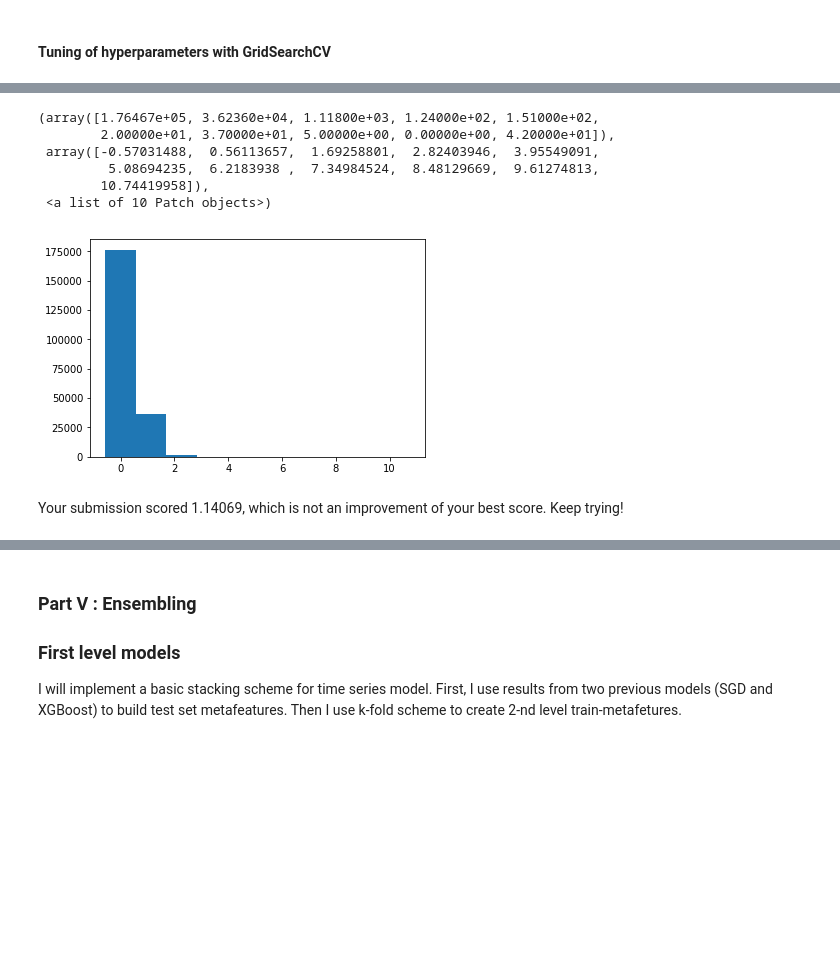
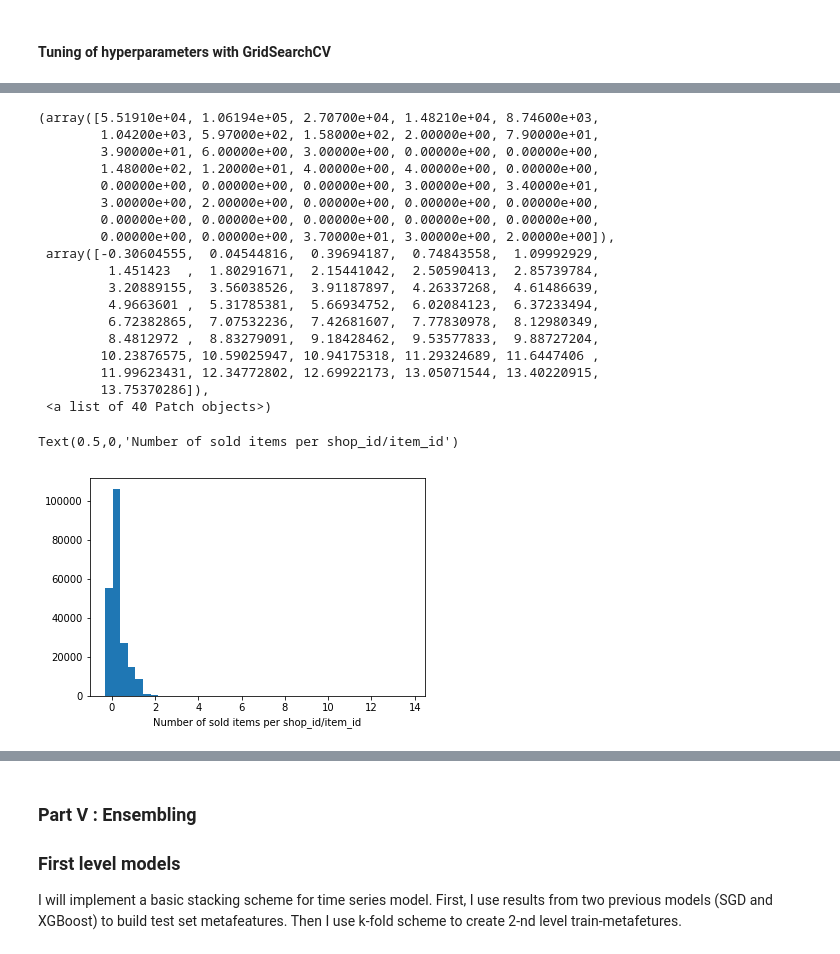
Before and after one commit to lenuel/Predict-Future-Sales-Competition, a Jupyter notebook: future_sales.ipynb, the cells around one changed output, grey strips where cells are left out. Saved outputs shown, nothing was run; the diff lists cells and outputs as text; code cells hidden in the pictures; blank space fills up the shorter version.

```diff
--- a/future_sales.ipynb
+++ b/future_sales.ipynb
@@ -1724,8 +1751,8 @@ parameters = {
 
 # use grid search to find better parameters.
 
-gs = GridSearchCV(sgd, param_grid=parameters, verbose=4, cv=cv)
+gs2 = GridSearchCV(sgd, param_grid=parameters, verbose=4, cv=cv)
 
-gs.fit(X_train, y_train)
+gs2.fit(X_train, y_train)
 print(time.time()-t0)
 # %% [output]
@@ -1779,11 +1836,27 @@ y_pred = sgd.predict(X_test)
-# %%
-plt.hist(y_pred)
-# %% [output]
-(array([1.76467e+05, 3.62360e+04, 1.11800e+03, 1.24000e+02, 1.51000e+02,
-        2.00000e+01, 3.70000e+01, 5.00000e+00, 0.00000e+00, 4.20000e+01]),
- array([-0.57031488,  0.56113657,  1.69258801,  2.82403946,  3.95549091,
-         5.08694235,  6.2183938 ,  7.34984524,  8.48129669,  9.61274813,
-        10.74419958]),
- <a list of 10 Patch objects>)
-[figure, removed]
+# %%
+y_34_pred = gs2.best_estimator_.predict(X_test)
+# %%
+plt.hist(y_34_pred, bins=40)
+plt.xlabel("Number of sold items per shop_id/item_id")
+# %% [output]
+(array([5.51910e+04, 1.06194e+05, 2.70700e+04, 1.48210e+04, 8.74600e+03,
+        1.04200e+03, 5.97000e+02, 1.58000e+02, 2.00000e+00, 7.90000e+01,
+        3.90000e+01, 6.00000e+00, 3.00000e+00, 0.00000e+00, 0.00000e+00,
+        1.48000e+02, 1.20000e+01, 4.00000e+00, 4.00000e+00, 0.00000e+00,
+        0.00000e+00, 0.00000e+00, 0.00000e+00, 3.00000e+00, 3.40000e+01,
+        3.00000e+00, 2.00000e+00, 0.00000e+00, 0.00000e+00, 0.00000e+00,
+        0.00000e+00, 0.00000e+00, 0.00000e+00, 0.00000e+00, 0.00000e+00,
+        0.00000e+00, 0.00000e+00, 3.70000e+01, 3.00000e+00, 2.00000e+00]),
+ array([-0.30604555,  0.04544816,  0.39694187,  0.74843558,  1.09992929,
+         1.451423  ,  1.80291671,  2.15441042,  2.50590413,  2.85739784,
+         3.20889155,  3.56038526,  3.91187897,  4.26337268,  4.61486639,
+         4.9663601 ,  5.31785381,  5.66934752,  6.02084123,  6.37233494,
+         6.72382865,  7.07532236,  7.42681607,  7.77830978,  8.12980349,
+         8.4812972 ,  8.83279091,  9.18428462,  9.53577833,  9.88727204,
+        10.23876575, 10.59025947, 10.94175318, 11.29324689, 11.6447406 ,
+        11.99623431, 12.34772802, 12.69922173, 13.05071544, 13.40220915,
+        13.75370286]),
+ <a list of 40 Patch objects>)
+Text(0.5,0,'Number of sold items per shop_id/item_id')
+[figure, added]
 # %%
@@ -1793,2 +1865,0 @@ helper.create_submission_csv("submission_sgd_shuffle_32.csv", test, y_pred)
-# %% [markdown]
-Your submission scored 1.14069, which is not an improvement of your best score. Keep trying!
```
Also changed, not shown: parts of 54 cells of this notebook.
